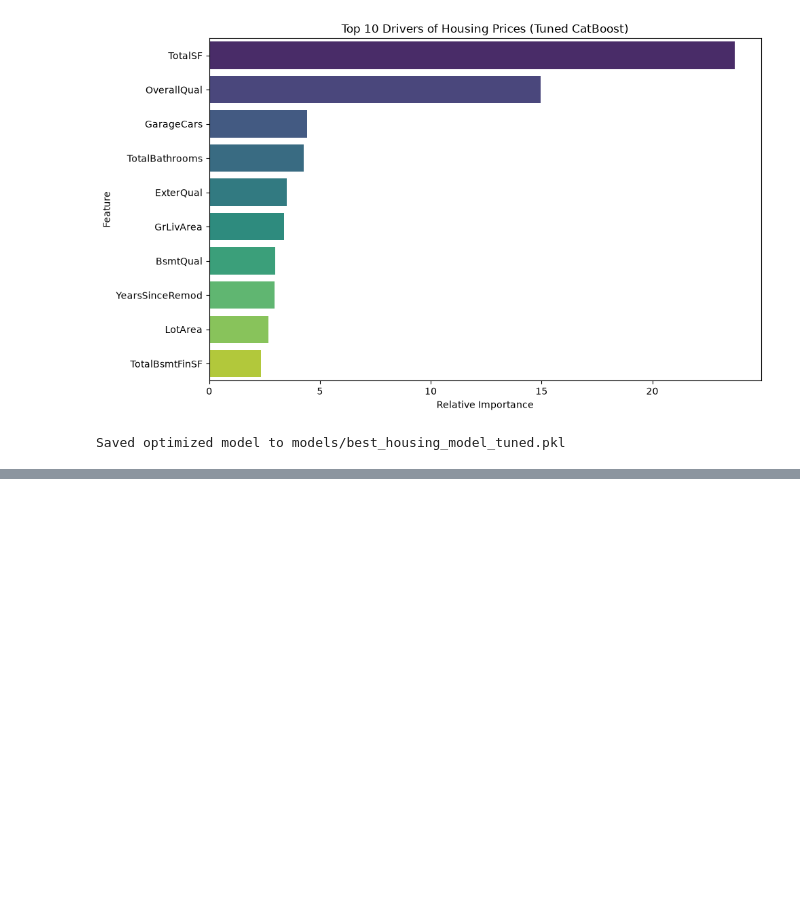
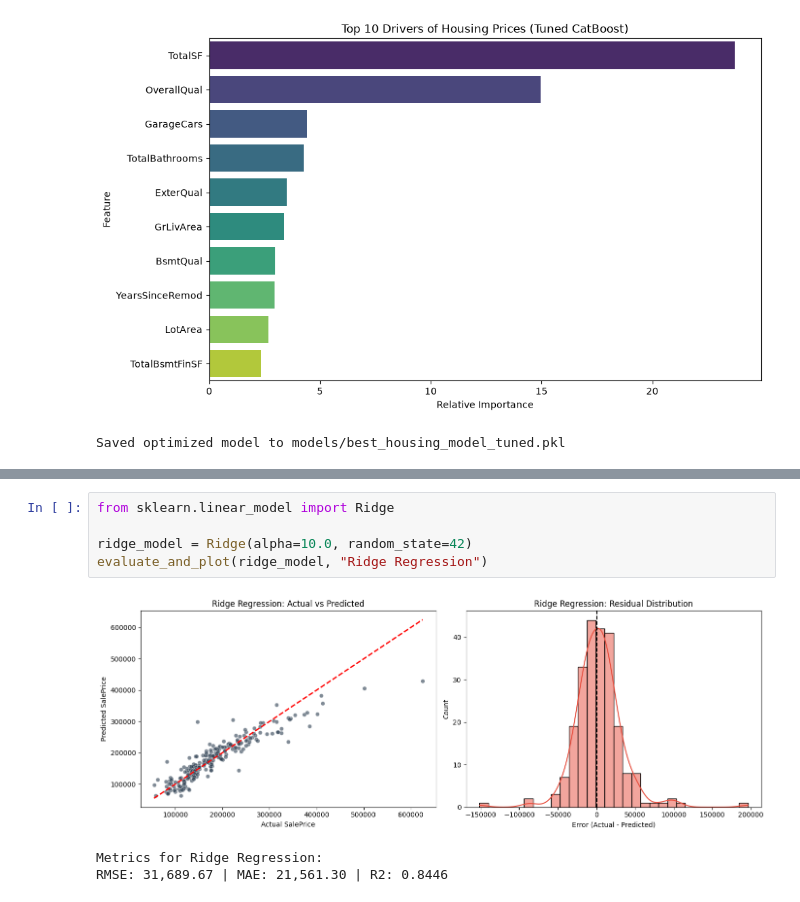
Before and after one commit to VenuriDampahalage/ames-housing-price-prediction, a Jupyter notebook: Model_Training.ipynb, the cells around one changed output, grey strips where cells are left out. Cells and saved outputs as stored; diff of their text form; blank space fills up the shorter version.

```diff
--- a/Model_Training.ipynb
+++ b/Model_Training.ipynb
@@ -288,0 +316,9 @@ To https://github.com/VenuriDampahalage/ames-housing-price-prediction.git
+# %%
+from sklearn.linear_model import Ridge
+
+ridge_model = Ridge(alpha=10.0, random_state=42)
+evaluate_and_plot(ridge_model, "Ridge Regression")
+# %% [output]
+[figure, added]
+Metrics for Ridge Regression:
+RMSE: 31,689.67 | MAE: 21,561.30 | R2: 0.8446
```
Also changed, not shown: parts of 10 cells of this notebook.
